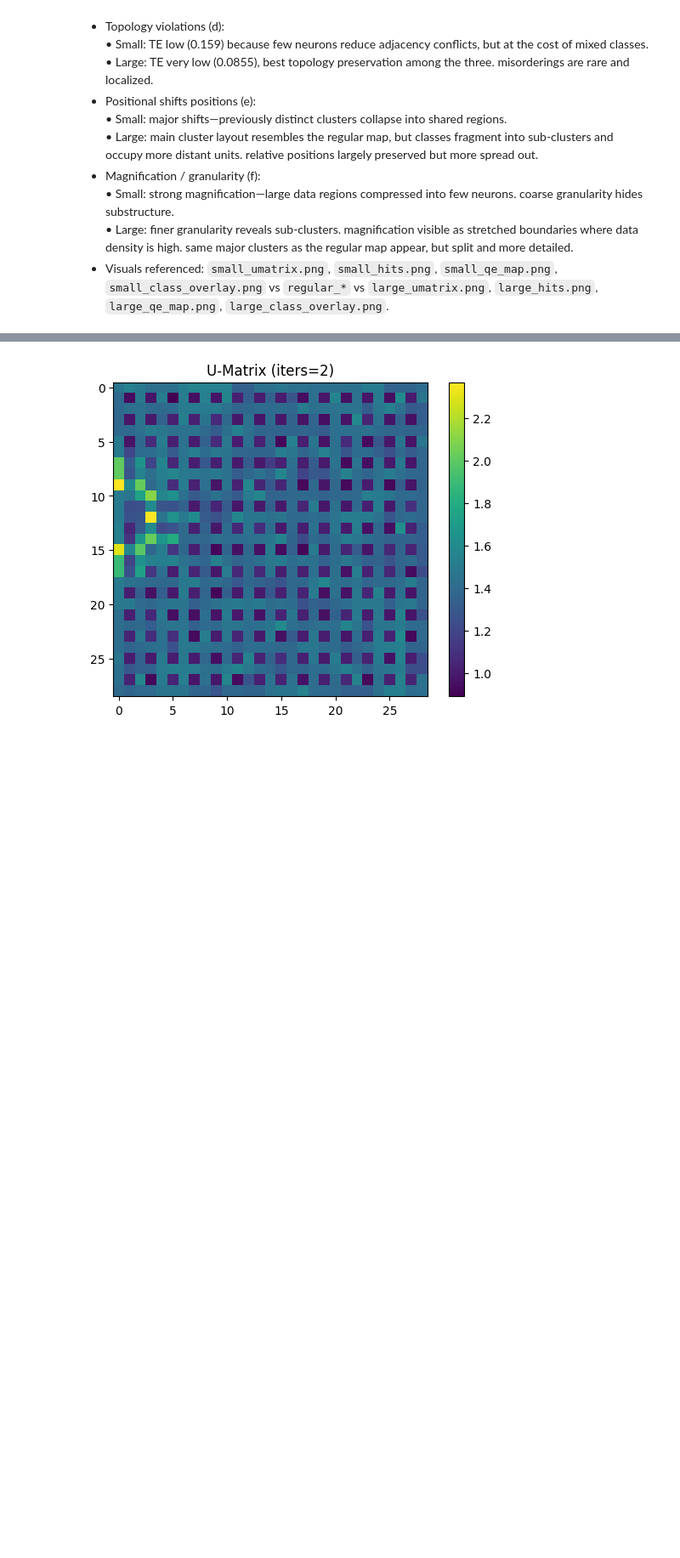
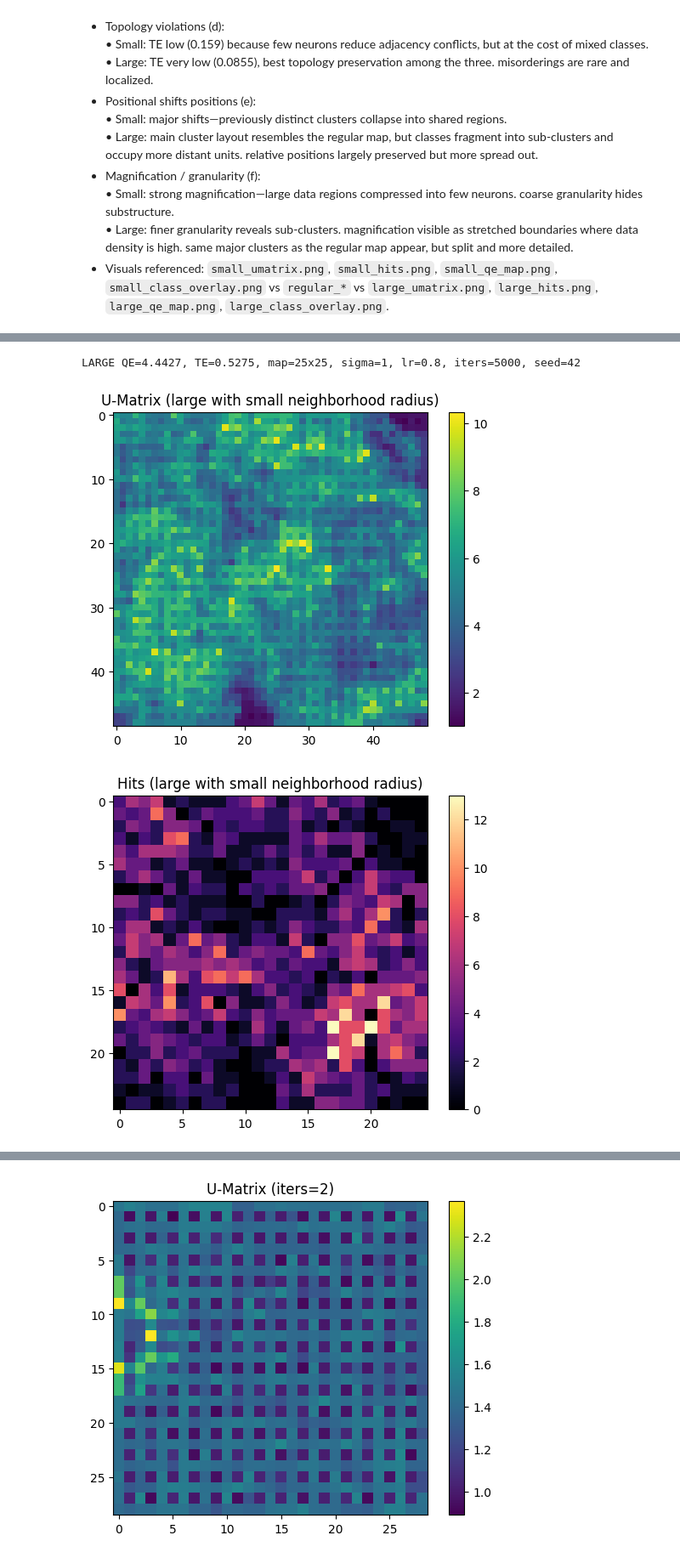
Before and after one commit to Balineisenbart/Group1_SOS, a Jupyter notebook: Assignment3_SOM/provenance_documentation/notebook.ipynb, the cells around one changed output, grey strips where cells are left out. Shown at 85% size. Cells and saved outputs as stored; diff of their text form; code cells hidden in the pictures; blank space fills up the shorter version.

```diff
--- a/Assignment3_SOM/provenance_documentation/notebook.ipynb
+++ b/Assignment3_SOM/provenance_documentation/notebook.ipynb
@@ -1139,3 +1137,82 @@ Quality of the map in terms of vector quantization and topology violation: is th
   - c) topology violations
   - d) In how far does this map differ from the very large map trained with a correct/high initial neighborhood radius?
 - Describe and compare the structures found (what is the effect of a „too small“ neighborhood radius? How to detect it?)
+# %%
+'''
+C.4) Analyze different initial neighborhood radius settings:
+- Train the very large SOM as specified above, but with a much too small neighborhood radius.
+- Analyse the a) cluster structure, b) quantization errors, c) topology violations. d) In how far does this map differ from the very large map trained with a correct/high initial neighborhood radius?
+- Describe and compare the structures found (what is the effect of a „too small“ neighborhood radius? How to detect it?)
+- Describe and compare the structures found (providing detailed info on visualizations and parameters)
+'''
+
+import matplotlib.pyplot as plt, numpy as np, os
+from SOMToolbox.visualizations.umatrix import UMatrix
+
+def perform_initial_neighborhood_radius_setting_analysis(sigma: float):
+	# very large map settings (except sigma)
+	m, n = 25, 25
+	lr = 0.8
+	iters = 5000
+	seed = 42
+
+	# train the SOM
+	som, weights, qe, te, bmus = train_som(X_scaled, y, m, n, sigma, lr, iters, seed)
+
+	print(f"LARGE QE={qe:.4f}, TE={te:.4f}, map={m}x{n}, sigma={sigma}, lr={lr}, iters={iters}, seed={seed}")
+
+	os.makedirs("outputs", exist_ok=True)
+
+	# UMatrix
+	U = UMatrix.calculate_UMatrix(weights, m, n, X_scaled.shape[1])
+	plt.imshow(U, cmap="viridis");
+	plt.colorbar();
+	plt.title("U-Matrix (large with small neighborhood radius)")
+	plt.savefig("outputs/c4/umatrix.png", dpi=200);
+	plt.show()
+
+	# Hit
+	hits = np.zeros((m, n))
+	for b in bmus: hits[b] += 1
+	plt.imshow(hits, cmap="magma");
+	plt.colorbar();
+	plt.title("Hits (large with small neighborhood radius)")
+	plt.savefig("outputs/c4/hits.png", dpi=200)
+	plt.show()
+
+	# Quantization error map
+	qe_map = np.zeros((m, n))
+	counts = np.zeros((m, n))
+	for v, b in zip(X_scaled, bmus):
+			qe_map[b] += np.linalg.norm(v - som.get_weights()[b])
+			counts[b] += 1
+	qe_map = np.divide(qe_map, counts, out=np.zeros_like(qe_map), where=counts>0)
+
+	plt.imshow(qe_map, cmap="inferno");
+	plt.colorbar();
+	plt.title("QE per neuron (large with small neighborhood radius)")
+	plt.savefig("outputs/c4/qe_map.png", dpi=200);
+	plt.show()
+
+	# Class count
+	class_count = np.zeros((m, n, n_classes), dtype=int)
+	for lbl, b in zip(labels, bmus):
+			class_count[b][int(lbl)] += 1
+	dominant = class_count.argmax(axis=2)
+
+	plt.imshow(dominant, cmap="tab10");
+	plt.colorbar();
+	plt.title("Dominant class (large with small neighborhood radius)")
+	plt.savefig("outputs/c4/class_overlay.png", dpi=200);
+	plt.show()
+
+
+os.makedirs("outputs/c4", exist_ok=True)
+
+start_time_l = now()
+perform_initial_neighborhood_radius_setting_analysis(1)
+end_time_l = now()
+# %% [output]
+LARGE QE=4.4427, TE=0.5275, map=25x25, sigma=1, lr=0.8, iters=5000, seed=42
+[figure, added]
+[figure, added]
```
Also changed, not shown: parts of 7 cells of this notebook, 4 other files.
